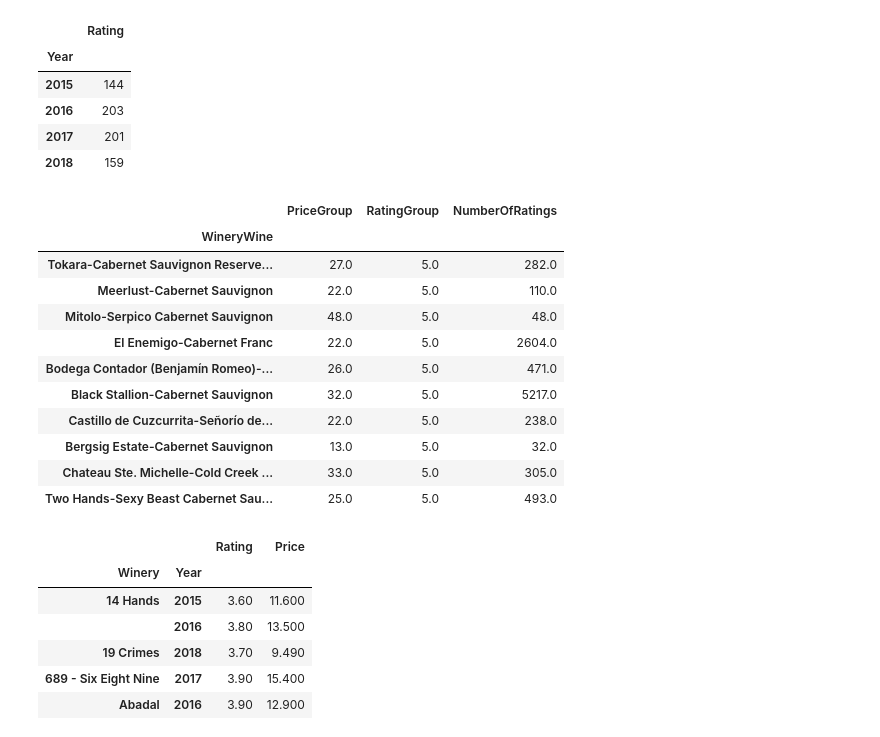
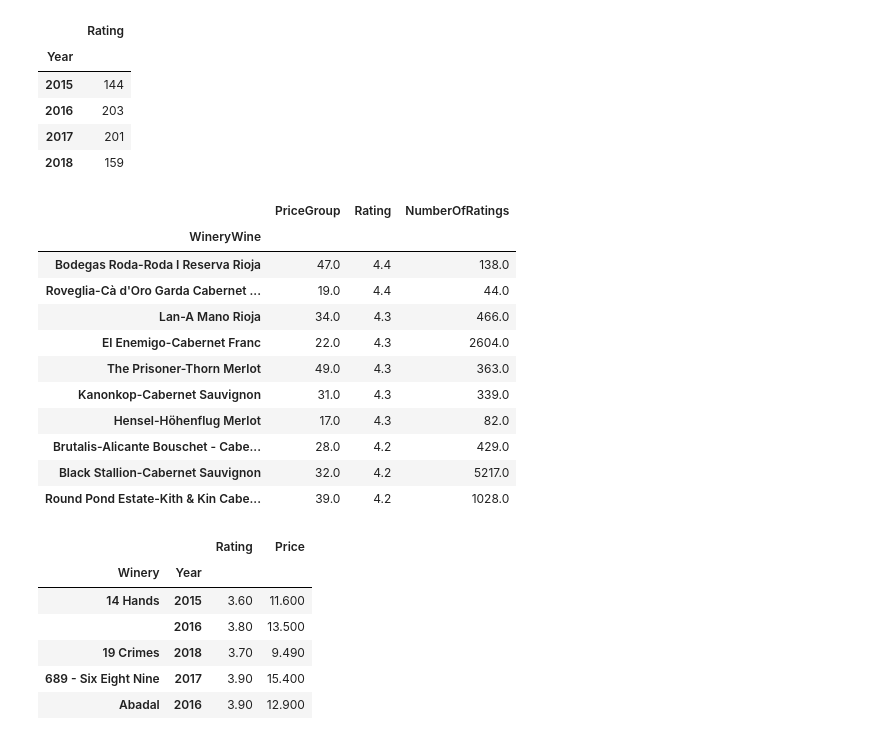
Before and after one commit to Tekkuza/red-wine-review, a Jupyter notebook: solution_wip.ipynb, the cells around one changed output. Cells and saved outputs as stored; diff of their text form; code cells hidden in the pictures.

```diff
--- a/solution_wip.ipynb
+++ b/solution_wip.ipynb
@@ -293,22 +298,23 @@ df3[['Year','Rating']].groupby('Year').count()
 | 2017 | 201 |
 | 2018 | 159 |
 # %%
-#What are the top 5 rated wines YoY with at least 30 ratings?
-df3[['WineryWine', 'PriceGroup', 'RatingGroup','NumberOfRatings']].groupby('WineryWine').mean().sort_values('RatingGroup', ascending=False).head(10)
+#What are the top 5 rated wines with at least 30 ratings?   ???how to show YoY
+#df3[['Name', 'Price', 'Rating','NumberOfRatings']].groupby('Name').mean().sort_values('Rating', ascending=False).head(10)
+df3[['WineryWine', 'PriceGroup', 'Rating','NumberOfRatings']].groupby('WineryWine').mean().sort_values('Rating', ascending=False).head(10)
 #df3[['WineryWine', 'PriceGroup', 'RatingGroup','NumberOfRatings']].groupby(['WineryWine', 'Year']).mean().sort_values('RatingGroup', ascending=False).head(10)
 # %% [output]
-|  | PriceGroup | RatingGroup | NumberOfRatings |
+|  | PriceGroup | Rating | NumberOfRatings |
 | WineryWine |  |  |  |
-| Tokara-Cabernet Sauvignon Reserve... | 27.0 | 5.0 | 282.0 |
-| Meerlust-Cabernet Sauvignon | 22.0 | 5.0 | 110.0 |
-| Mitolo-Serpico Cabernet Sauvignon | 48.0 | 5.0 | 48.0 |
-| El Enemigo-Cabernet Franc | 22.0 | 5.0 | 2604.0 |
-| Bodega Contador (Benjamín Romeo)-... | 26.0 | 5.0 | 471.0 |
-| Black Stallion-Cabernet Sauvignon | 32.0 | 5.0 | 5217.0 |
-| Castillo de Cuzcurrita-Señorío de... | 22.0 | 5.0 | 238.0 |
-| Bergsig Estate-Cabernet Sauvignon | 13.0 | 5.0 | 32.0 |
-| Chateau Ste. Michelle-Cold Creek ... | 33.0 | 5.0 | 305.0 |
-| Two Hands-Sexy Beast Cabernet Sau... | 25.0 | 5.0 | 493.0 |
+| Bodegas Roda-Roda I Reserva Rioja | 47.0 | 4.4 | 138.0 |
+| Roveglia-Cà d'Oro Garda Cabernet ... | 19.0 | 4.4 | 44.0 |
+| Lan-A Mano Rioja | 34.0 | 4.3 | 466.0 |
+| El Enemigo-Cabernet Franc | 22.0 | 4.3 | 2604.0 |
+| The Prisoner-Thorn Merlot | 49.0 | 4.3 | 363.0 |
+| Kanonkop-Cabernet Sauvignon | 31.0 | 4.3 | 339.0 |
+| Hensel-Höhenflug Merlot | 17.0 | 4.3 | 82.0 |
+| Brutalis-Alicante Bouschet - Cabe... | 28.0 | 4.2 | 429.0 |
+| Black Stallion-Cabernet Sauvignon | 32.0 | 4.2 | 5217.0 |
+| Round Pond Estate-Kith & Kin Cabe... | 39.0 | 4.2 | 1028.0 |
 # %%
 #wineryyear = df3.groupby(['Winery', 'Year']).agg({'Rating': ['mean', 'min', 'max']})
 wineryyear = df3.groupby(['Winery', 'Year']).agg({'Rating': 'mean', 'Price': 'mean'})
```
Also changed, not shown: parts of 16 cells of this notebook.
